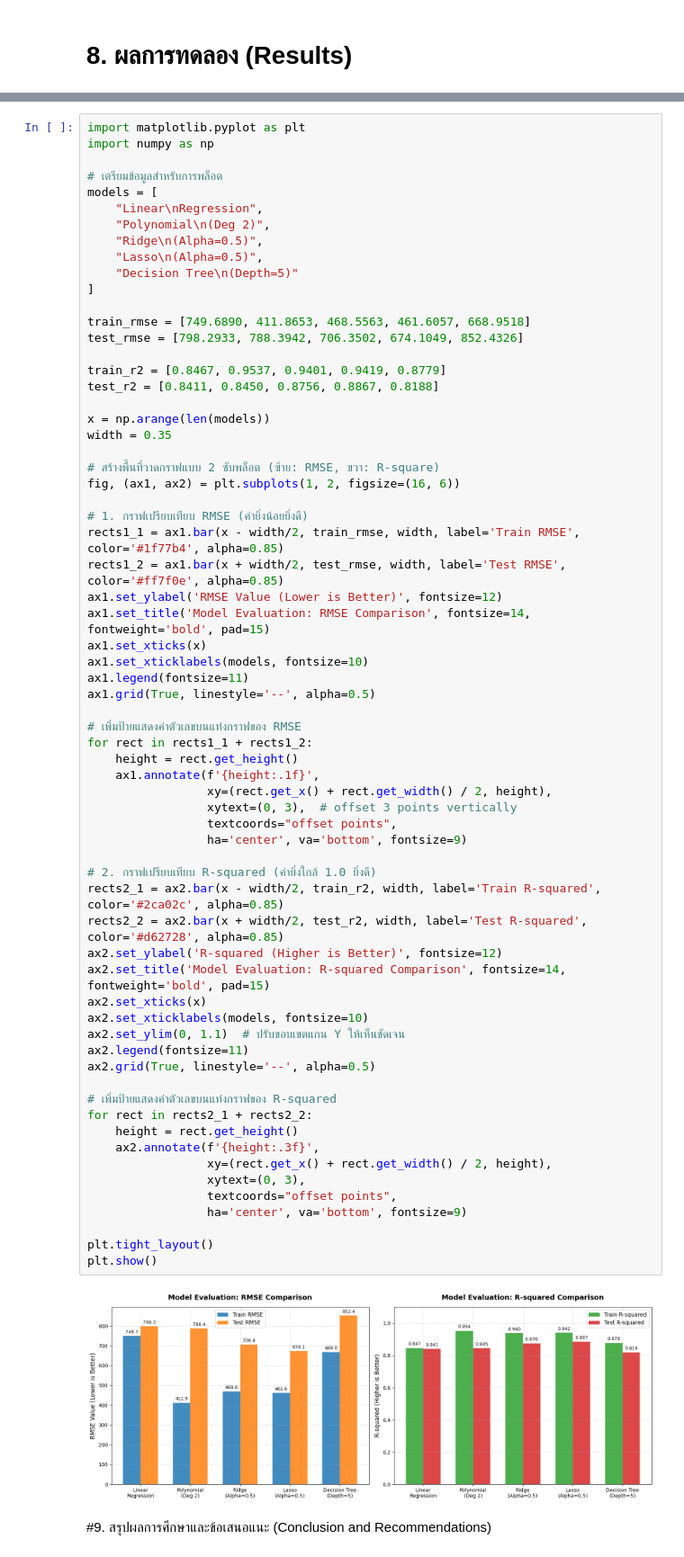
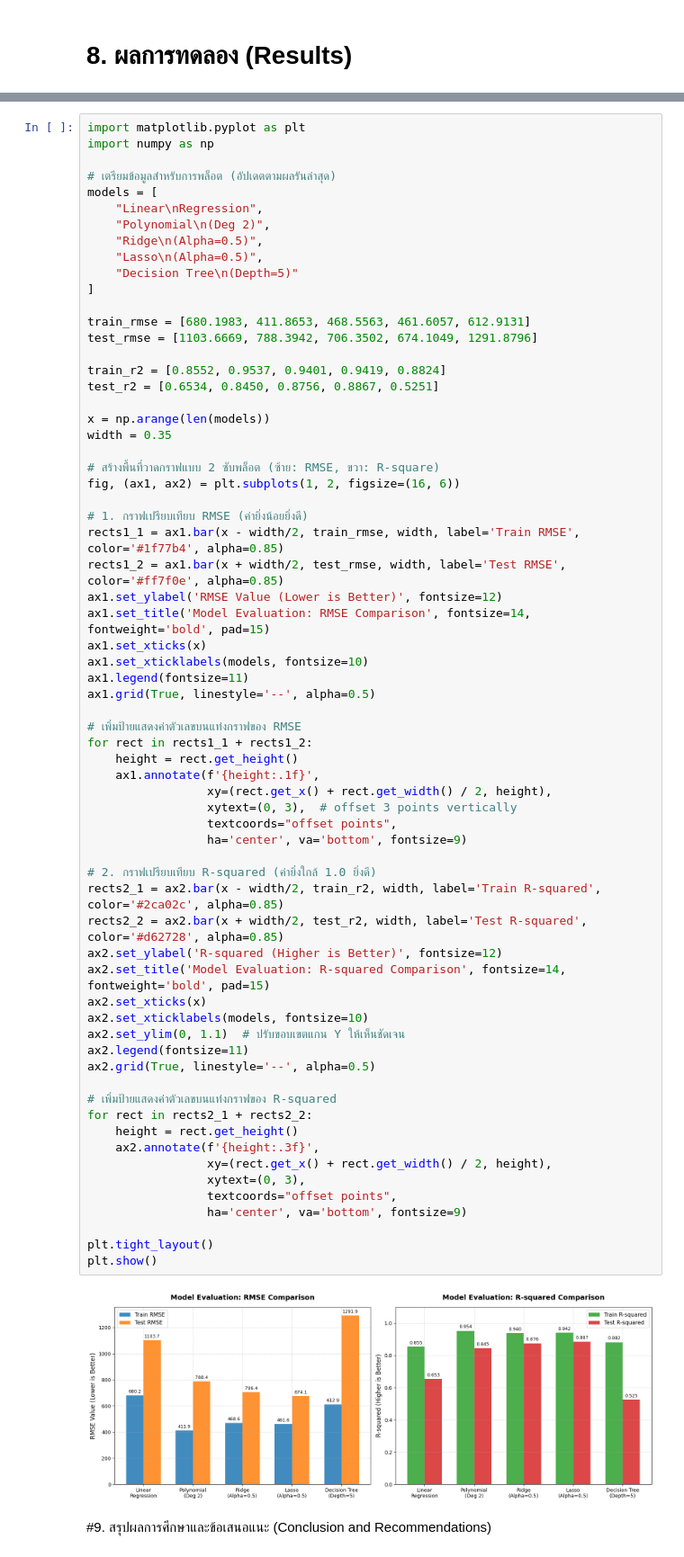
Before and after one commit to wararit-panichkitkosolkul/bike-sharing-DS512, a Jupyter notebook: Bike_Sharing_Project_DS514.ipynb, the cells around one changed output, grey strips where cells are left out. Shown at 90% size. Saved outputs shown, nothing was run; the diff lists cells and outputs as text.

```diff
--- a/Bike_Sharing_Project_DS514.ipynb
+++ b/Bike_Sharing_Project_DS514.ipynb
@@ -932,7 +949,7 @@ display(df_summary.style.format({
 import matplotlib.pyplot as plt
 import numpy as np
 
-# เตรียมข้อมูลสำหรับการพล็อต
+# เตรียมข้อมูลสำหรับการพล็อต (อัปเดตตามผลรันล่าสุด)
 models = [
     "Linear\nRegression",
     "Polynomial\n(Deg 2)",
@@ -941,11 +958,11 @@ models = [
     "Decision Tree\n(Depth=5)"
 ]
 
-train_rmse = [749.6890, 411.8653, 468.5563, 461.6057, 668.9518]
-test_rmse = [798.2933, 788.3942, 706.3502, 674.1049, 852.4326]
+train_rmse = [680.1983, 411.8653, 468.5563, 461.6057, 612.9131]
+test_rmse = [1103.6669, 788.3942, 706.3502, 674.1049, 1291.8796]
 
-train_r2 = [0.8467, 0.9537, 0.9401, 0.9419, 0.8779]
-test_r2 = [0.8411, 0.8450, 0.8756, 0.8867, 0.8188]
+train_r2 = [0.8552, 0.9537, 0.9401, 0.9419, 0.8824]
+test_r2 = [0.6534, 0.8450, 0.8756, 0.8867, 0.5251]
 
 x = np.arange(len(models))
 width = 0.35
@@ -968,34 +985,34 @@ for rect in rects1_1 + rects1_2:
     height = rect.get_height()
     ax1.annotate(f'{height:.1f}',
                  xy=(rect.get_x() + rect.get_width() / 2, height),
                  xytext=(0, 3),  # offset 3 points vertically
                  textcoords="offset points",
                  ha='center', va='bottom', fontsize=9)
 
 # 2. กราฟเปรียบเทียบ R-squared (ค่ายิ่งใกล้ 1.0 ยิ่งดี)
 rects2_1 = ax2.bar(x - width/2, train_r2, width, label='Train R-squared', color='#2ca02c', alpha=0.85)
 rects2_2 = ax2.bar(x + width/2, test_r2, width, label='Test R-squared', color='#d62728', alpha=0.85)
 ax2.set_ylabel('R-squared (Higher is Better)', fontsize=12)
 ax2.set_title('Model Evaluation: R-squared Comparison', fontsize=14, fontweight='bold', pad=15)
 ax2.set_xticks(x)
 ax2.set_xticklabels(models, fontsize=10)
 ax2.set_ylim(0, 1.1)  # ปรับขอบเขตแกน Y ให้เห็นชัดเจน
 ax2.legend(fontsize=11)
 ax2.grid(True, linestyle='--', alpha=0.5)
 
 # เพิ่มป้ายแสดงค่าตัวเลขบนแท่งกราฟของ R-squared
 for rect in rects2_1 + rects2_2:
     height = rect.get_height()
     ax2.annotate(f'{height:.3f}',
                  xy=(rect.get_x() + rect.get_width() / 2, height),
                  xytext=(0, 3),
                  textcoords="offset points",
                  ha='center', va='bottom', fontsize=9)
 
 plt.tight_layout()
 plt.show()
 # %% [output]
-[figure, old version]
+[figure, new version]
 # %% [markdown]
 #9.	สรุปผลการศึกษาและข้อเสนอแนะ (Conclusion and Recommendations)
 # %% [markdown]
```
Also changed, not shown: parts of 14 cells of this notebook.
